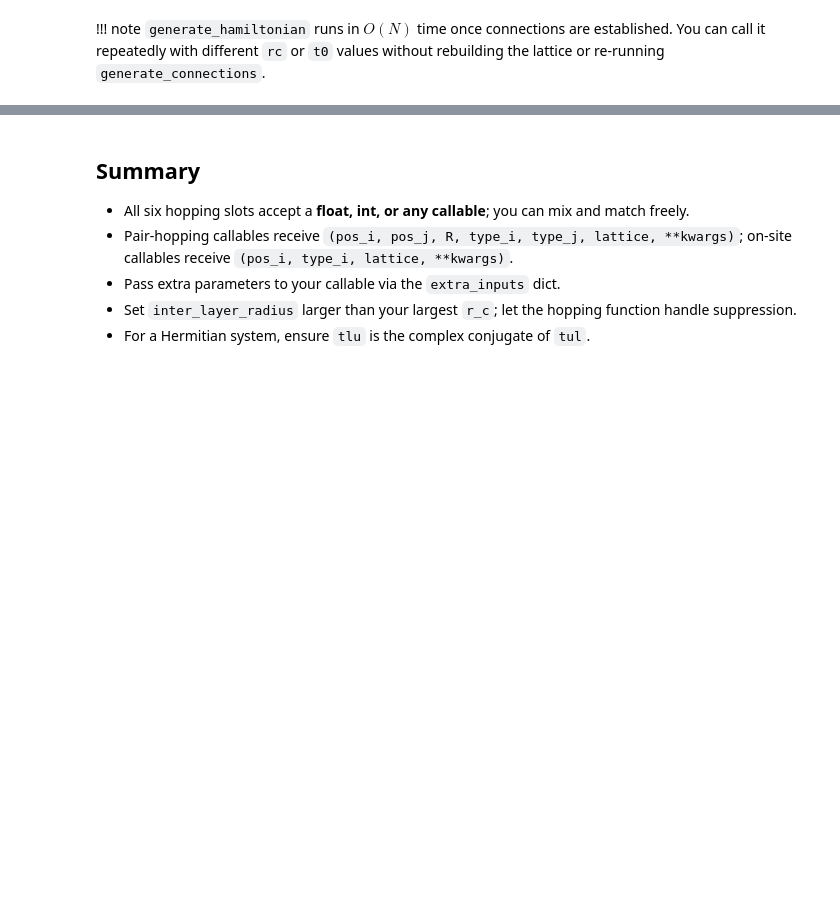
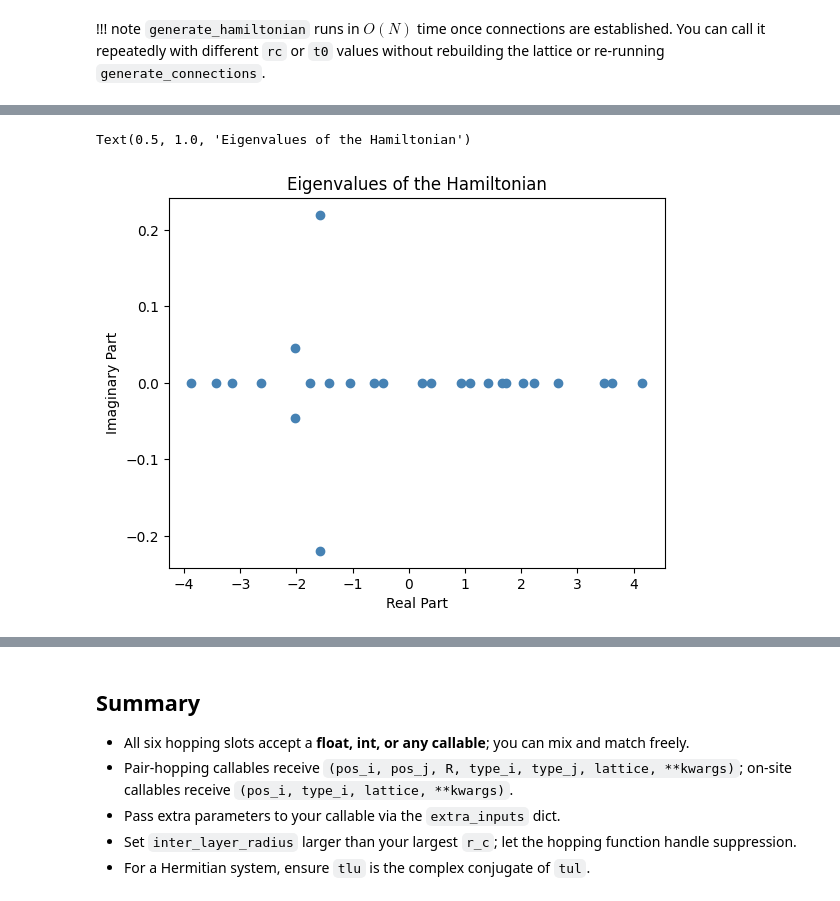
Before and after one commit to jabed-umar/MoirePy, a Jupyter notebook: docs/getting_started/custom_hoppings.ipynb, the cells around one changed output, grey strips where cells are left out. Drawn from its saved outputs; the diff is of its cells as text; code cells hidden in the pictures; blank space fills up the shorter version.

```diff
--- a/docs/getting_started/custom_hoppings.ipynb
+++ b/docs/getting_started/custom_hoppings.ipynb
@@ -168,0 +195,18 @@ With `rc=0.4` the layers are nearly decoupled: the DOS looks like two weakly spl
+# %%
+### custom hooping function for styding the Non Hermitian effects
+def tuudd(this_coo, neigh_coo, llat, ulat, this_type, neigh_type):
+    gamma = 0.1 # anisotropy parameter
+    t0 = 1   # hopping parameter
+    theta = np.rad2deg(np.arctan2(neigh_coo[1] - this_coo[1], neigh_coo[0] - this_coo[0]))
+    return t0 + np.cos(np.deg2rad(theta)) * gamma
+## this cosine term introduces anisotropy in the hopping based on the angle between the two sites
+
+### lets contrcuct the hamiltonian with this new hopping function
+ham = lattice_obc.generate_hamiltonian(
+    tll=tuudd,           # float: same hop for every intra-lower bond
+    tuu=tuudd,           # float: same hop for every intra-upper bond
+    tul=2,    # callable
+    tlu=1,    # callable
+    tlself=0.0,            # float: zero on-site energy
+    tuself=0.0,            # float: zero on-site energy
+).toarray()
@@ -168,0 +218,10 @@ With `rc=0.4` the layers are nearly decoupled: the DOS looks like two weakly spl
+# %%
+##plot the eigenvalues
+e, v = np.linalg.eig(ham)
+plt.plot(e.real, e.imag, 'o', color='steelblue')
+plt.xlabel('Real Part')
+plt.ylabel('Imaginary Part')
+plt.title('Eigenvalues of the Hamiltonian')
+# %% [output]
+Text(0.5, 1.0, 'Eigenvalues of the Hamiltonian')
+[figure, added]
```
Also changed, not shown: parts of 12 cells of this notebook, 1 other file.
